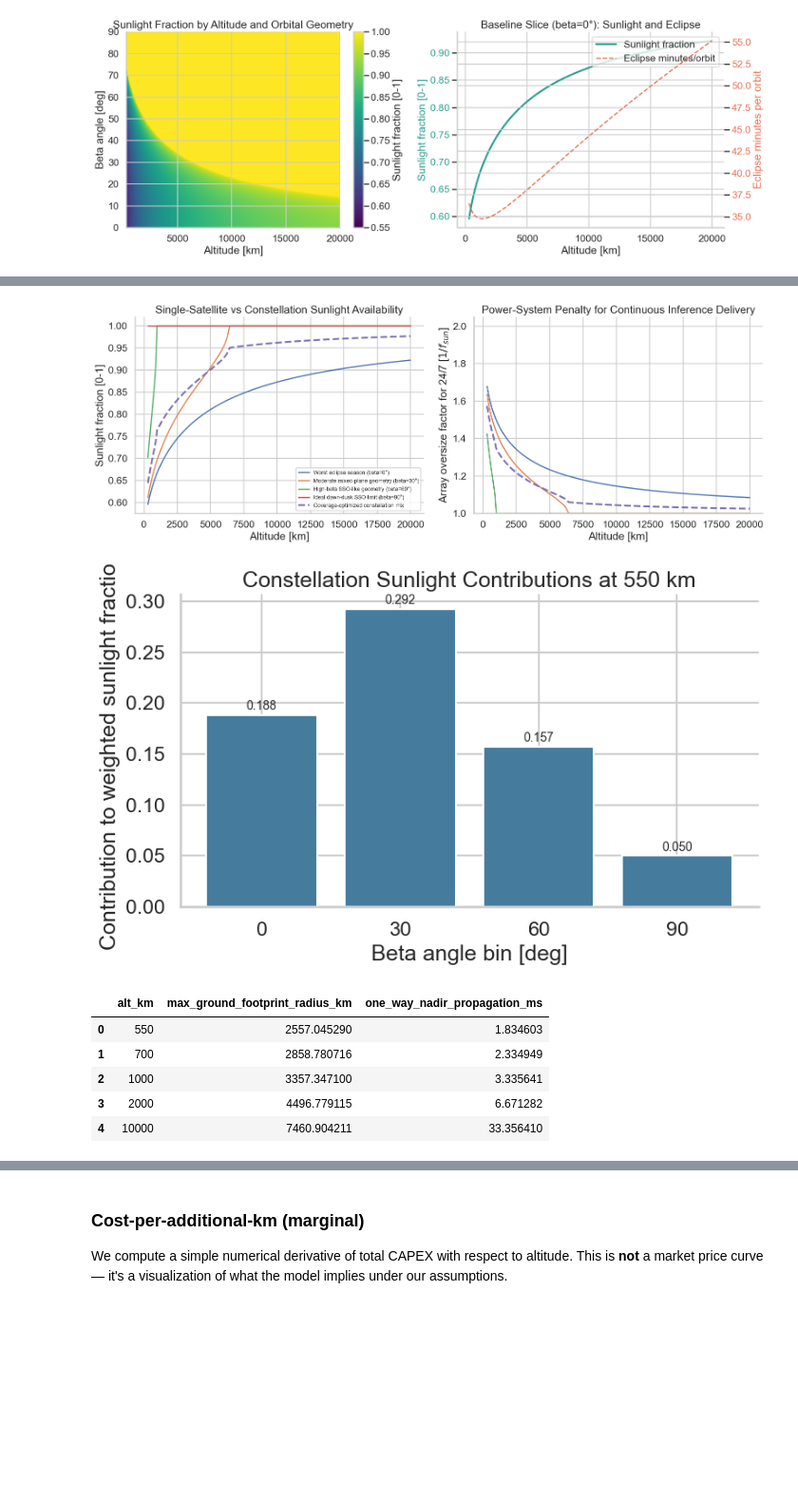
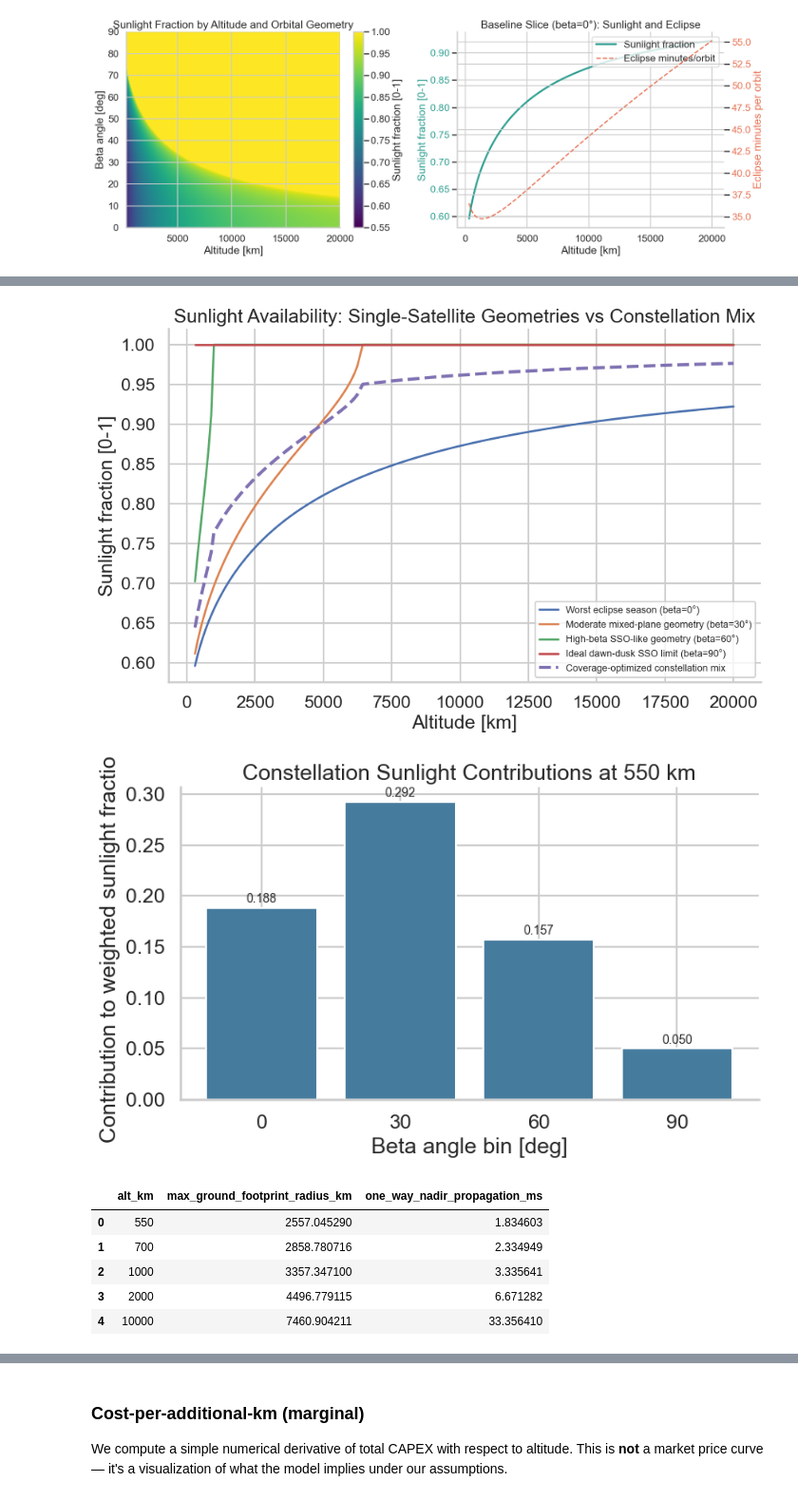
Before and after one commit to SailingSF/space_datacenters, a Jupyter notebook: space_gpu_datacenter.ipynb, the cells around one changed output, grey strips where cells are left out. Shown at 95% size. Saved outputs shown, nothing was run; the diff lists cells and outputs as text; code cells hidden in the pictures; blank space fills up the shorter version.

Commit message:
sunlight only clarity

```diff
--- a/space_gpu_datacenter.ipynb
+++ b/space_gpu_datacenter.ipynb
@@ -1030,14 +1031,12 @@ for alt in alts:
     for scenario_name, beta in SUNLIGHT_SCENARIOS:
         f = sunlight_fraction(alt, beta)
         eclipse_min = (1.0 - f) * t_orbit_s / 60.0
-        array_oversize_247 = 1.0 / max(f, 1e-6)
         scenario_rows.append({
             'scenario': scenario_name,
             'beta_deg': beta,
             'alt_km': alt,
             'sunlight_fraction': f,
             'eclipse_min': eclipse_min,
-            'array_oversize_247': array_oversize_247,
         })
 
     mix_metrics = constellation_sunlight_metrics(alt, CONSTELLATION_MIX)
@@ -1047,35 +1046,22 @@ for alt in alts:
         'alt_km': alt,
         'sunlight_fraction': mix_metrics['sunlight_fraction_weighted'],
         'eclipse_min': mix_metrics['eclipse_min_weighted'],
-        'array_oversize_247': mix_metrics['array_oversize_247_weighted'],
     })
 
 sun_df = pd.DataFrame(scenario_rows)
 
-fig, axes = plt.subplots(1, 2, figsize=(16, 6))
+plt.figure(figsize=(10, 6))
 for name in sun_df['scenario'].unique():
     s = sun_df[sun_df['scenario'] == name]
     style = '--' if name == 'Coverage-optimized constellation mix' else '-'
     width = 3 if name == 'Coverage-optimized constellation mix' else 2
-    axes[0].plot(s['alt_km'], s['sunlight_fraction'], linestyle=style, linewidth=width, label=name)
+    plt.plot(s['alt_km'], s['sunlight_fraction'], linestyle=style, linewidth=width, label=name)
 
-axes[0].set_xlabel('Altitude [km]')
-axes[0].set_ylabel('Sunlight fraction [0-1]')
-axes[0].set_title('Single-Satellite vs Constellation Sunlight Availability')
-axes[0].legend(fontsize=9)
-
-for name in sun_df['scenario'].unique():
-    s = sun_df[sun_df['scenario'] == name]
-    style = '--' if name == 'Coverage-optimized constellation mix' else '-'
-    width = 3 if name == 'Coverage-optimized constellation mix' else 2
-    axes[1].plot(s['alt_km'], s['array_oversize_247'], linestyle=style, linewidth=width, label=name)
-
-axes[1].set_xlabel('Altitude [km]')
-axes[1].set_ylabel('Array oversize factor for 24/7 [$1/f_{sun}$]')
-axes[1].set_title('Power-System Penalty for Continuous Inference Delivery')
-axes[1].set_ylim(1.0, 2.05)
-
-plt.tight_layout()
+plt.xlabel('Altitude [km]')
+plt.ylabel('Sunlight fraction [0-1]')
+plt.title('Sunlight Availability: Single-Satellite Geometries vs Constellation Mix')
+plt.legend(fontsize=9)
+plt.grid(True)
 plt.show()
 
 # Show a compact table at representative altitudes for blog readability.
@@ -1086,7 +1072,6 @@ for alt in [550, 700, 1000, 2000]:
         'alt_km': alt,
         'weighted_sunlight_fraction': m['sunlight_fraction_weighted'],
         'weighted_eclipse_min': m['eclipse_min_weighted'],
-        'weighted_array_oversize_247': m['array_oversize_247_weighted'],
     })
 mix_table = pd.DataFrame(mix_table_rows)
 mix_table
@@ -1102,34 +1087,34 @@ for beta, w in CONSTELLATION_MIX:
         'weighted_contribution': w * f,
     })
 
 mix_contrib = pd.DataFrame(mix_contrib_rows)
 fig, ax = plt.subplots(figsize=(8, 5))
 ax.bar(mix_contrib['beta_deg'].astype(int).astype(str), mix_contrib['weighted_contribution'], color='#457b9d')
 ax.set_xlabel('Beta angle bin [deg]')
 ax.set_ylabel('Contribution to weighted sunlight fraction')
 ax.set_title(f'Constellation Sunlight Contributions at {ALT_BASELINE_KM:.0f} km')
 for i, v in enumerate(mix_contrib['weighted_contribution']):
     ax.text(i, v + 0.005, f'{v:.3f}', ha='center', fontsize=10)
 plt.tight_layout()
 plt.show()
 
 # Simple communications tradeoff proxies for Earth internet service.
 C_LIGHT_M_PER_S = 299_792_458.0
 comm_rows = []
 for alt in [550, 700, 1000, 2000, 10_000]:
     r = R_EARTH + 1_000.0 * alt
     horizon_half_angle_rad = np.arccos(R_EARTH / r)
     ground_footprint_radius_km = (R_EARTH * horizon_half_angle_rad) / 1000.0
     one_way_nadir_ms = (1_000.0 * alt / C_LIGHT_M_PER_S) * 1_000.0
     comm_rows.append({
         'alt_km': alt,
         'max_ground_footprint_radius_km': ground_footprint_radius_km,
         'one_way_nadir_propagation_ms': one_way_nadir_ms,
     })
 
 pd.DataFrame(comm_rows)
 # %% [output]
-[figure, old version]
+[figure, new version]
 [figure]
 |  | alt_km | max_ground_footprint_radius_km | one_way_nadir_propagation_ms |
 | 0 | 550 | 2557.045290 | 1.834603 |
```
Also changed, not shown: parts of 13 cells of this notebook.
